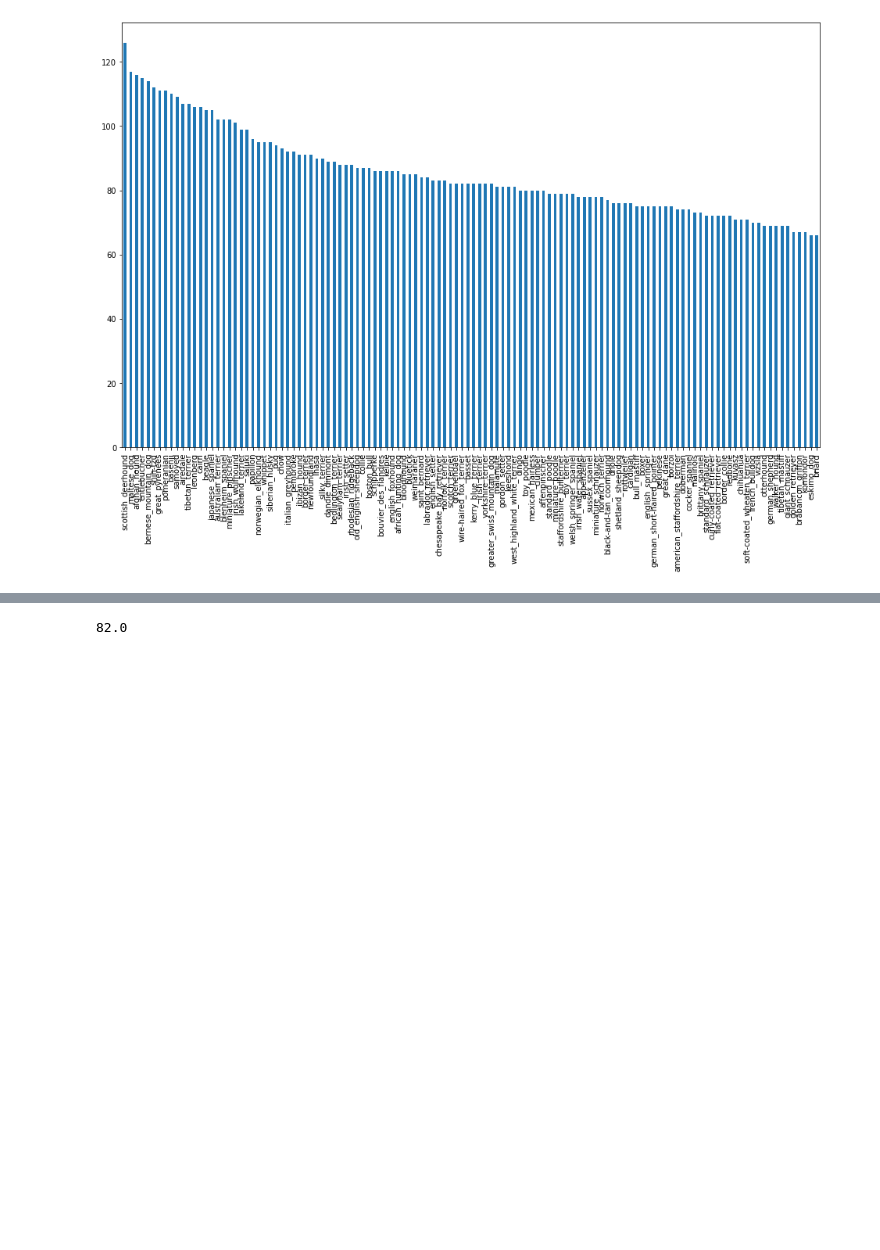
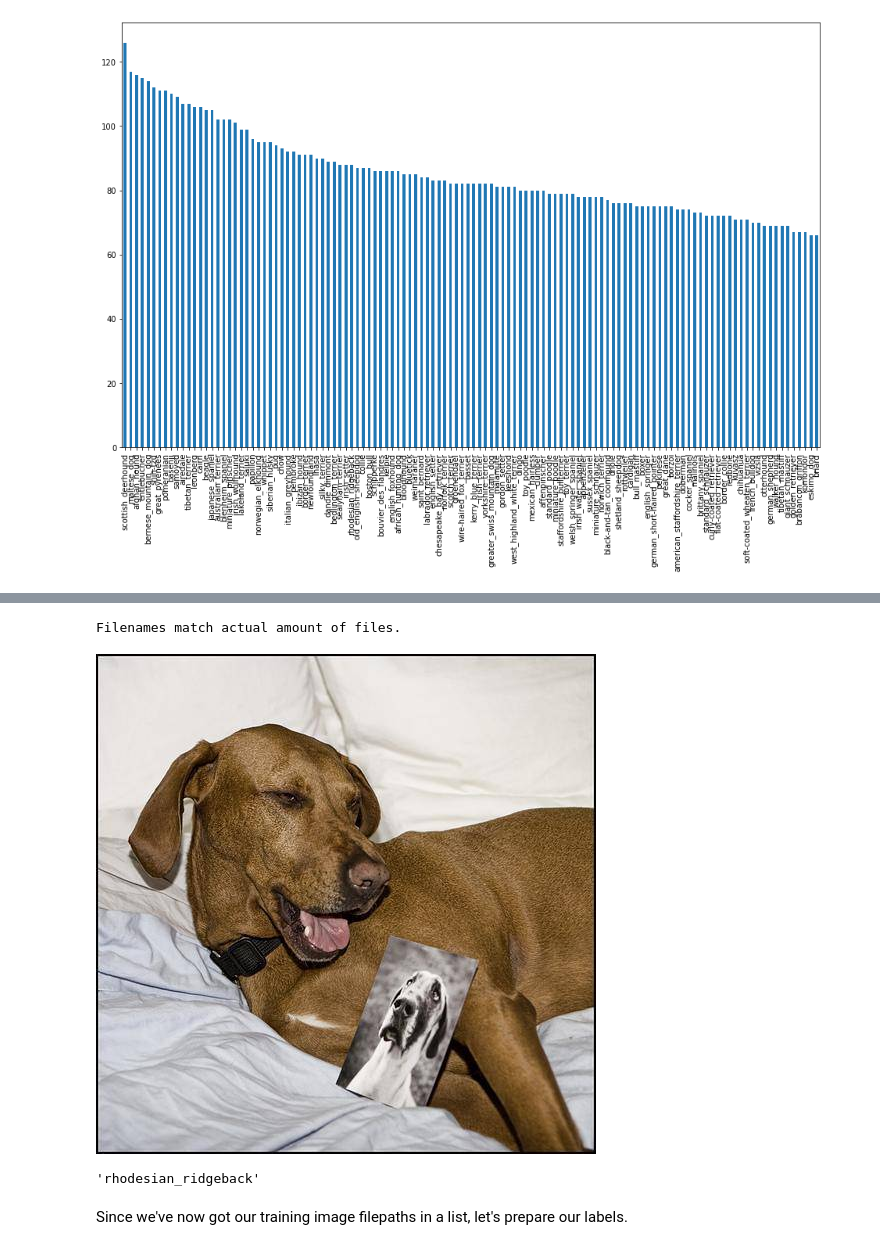
Before and after one commit to chermont04/ML-DS-BootCamp, a Jupyter notebook: notebooks/dog_vision.ipynb, the cells around one changed output, grey strips where cells are left out. Saved outputs shown, nothing was run; the diff lists cells and outputs as text; code cells hidden in the pictures; blank space fills up the shorter version.

```diff
--- a/notebooks/dog_vision.ipynb
+++ b/notebooks/dog_vision.ipynb
@@ -100,0 +98,7 @@ labels_csv["breed"].value_counts().plot.bar(figsize = (16, 10))
+# %%
+# Create pathnames from image Id's
+
+filenames = ["drive/My Drive/dog-vision-project/train/" + fname + ".jpg" for fname in labels_csv["id"]]
+
+# Check first 10
+filenames[:10]
@@ -101,4 +116,22 @@ labels_csv["breed"].value_counts().plot.bar(figsize = (16, 10))
+# %%
+# Check whether number of filenames matches number of actual image files
+import os
+
+if len(os.listdir("drive/MyDrive/dog-vision-project/train/")) == len(filenames):
+  print("Filenames match actual amount of files.")
+else:
+  print("Filenames do not match actual amount of files.")
+# %% [output]
+Filenames match actual amount of files.
+# %%
+# One more check (data format)
+
+Image(filenames[100])
+# %% [output]
+[figure, added]
 # %%
-labels_csv["breed"].value_counts().median()
+labels_csv["breed"][100]
 # %% [output]
-82.0
+'rhodesian_ridgeback'
+# %% [markdown]
+Since we've now got our training image filepaths in a list, let's prepare our labels.
```
Also changed, not shown: parts of 13 cells of this notebook.
